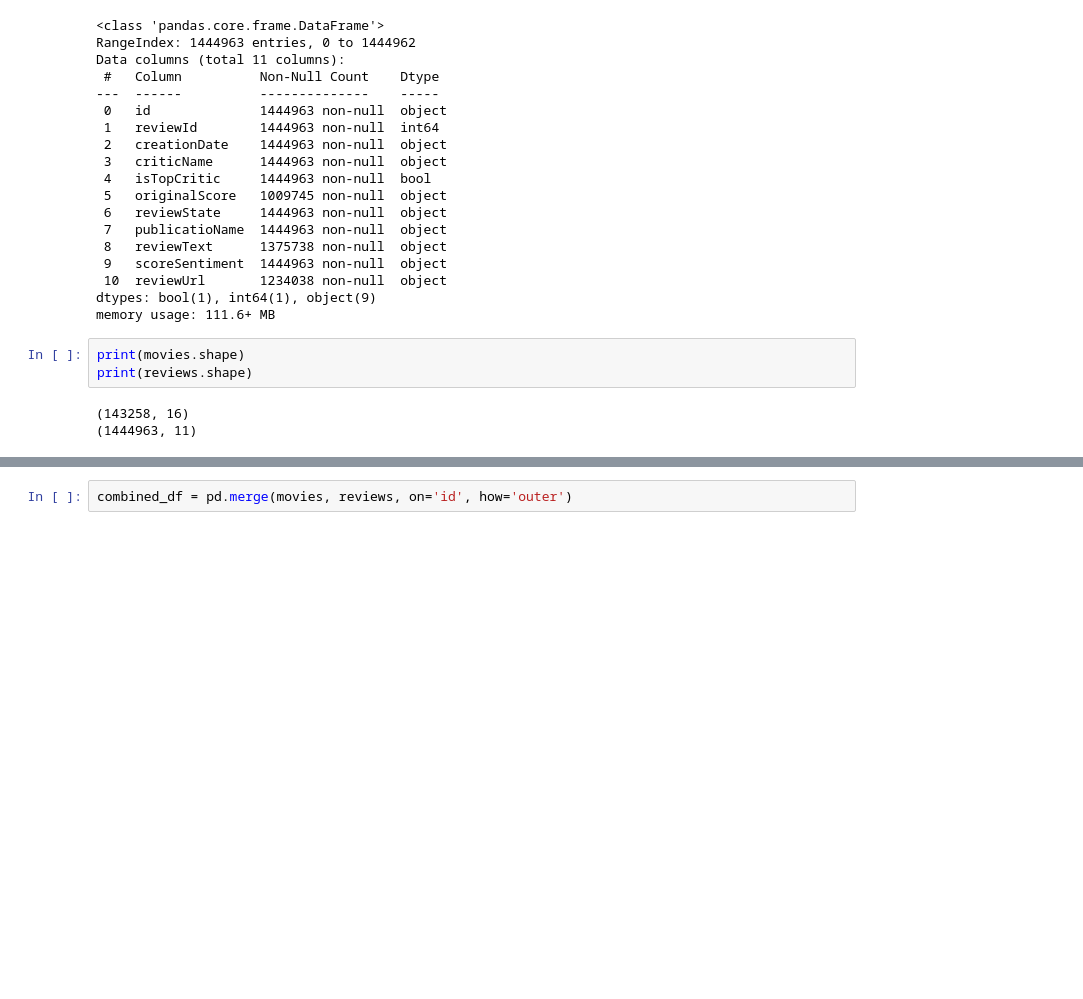
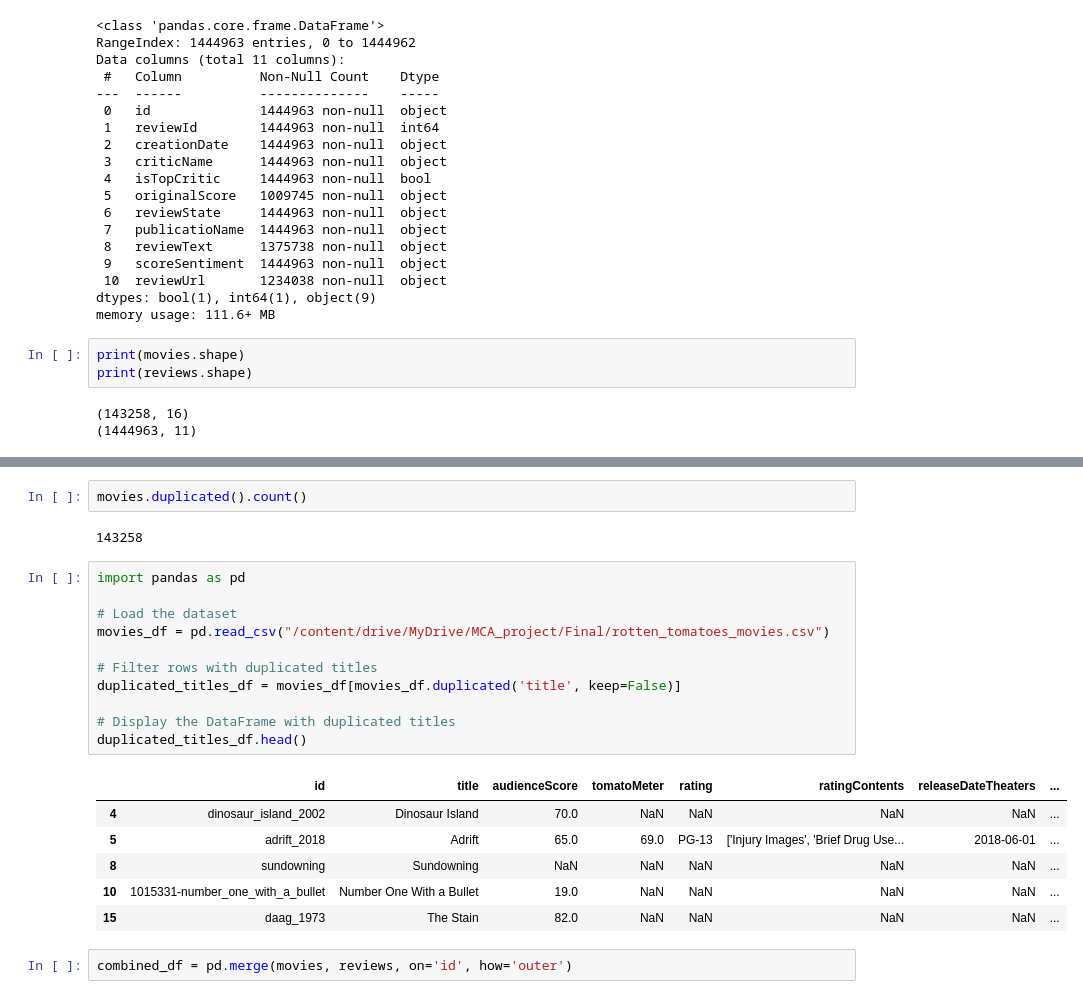
Before and after one commit to Arshapjoy/Movie_Recommendation_System_Project, a Jupyter notebook: notebooks/1_cleaning_preprocessing.ipynb, the cells around one changed output, grey strips where cells are left out. Drawn from its saved outputs; the diff is of its cells as text; blank space fills up the shorter version.

```diff
--- a/notebooks/1_cleaning_preprocessing.ipynb
+++ b/notebooks/1_cleaning_preprocessing.ipynb
@@ -75,2 +105,24 @@ print(reviews.shape)
+# %%
+movies.duplicated().count()
+# %% [output]
+143258
+# %%
+import pandas as pd
+
+# Load the dataset
+movies_df = pd.read_csv("/content/drive/MyDrive/MCA_project/Final/rotten_tomatoes_movies.csv")
+
+# Filter rows with duplicated titles
+duplicated_titles_df = movies_df[movies_df.duplicated('title', keep=False)]
+
+# Display the DataFrame with duplicated titles
+duplicated_titles_df.head()
+# %% [output]
+|  | id | title | audienceScore | tomatoMeter | rating | ratingContents | releaseDateTheaters | ... |
+| 4 | dinosaur_island_2002 | Dinosaur Island | 70.0 | NaN | NaN | NaN | NaN | ... |
+| 5 | adrift_2018 | Adrift | 65.0 | 69.0 | PG-13 | ['Injury Images', 'Brief Drug Use... | 2018-06-01 | ... |
+| 8 | sundowning | Sundowning | NaN | NaN | NaN | NaN | NaN | ... |
+| 10 | 1015331-number_one_with_a_bullet | Number One With a Bullet | 19.0 | NaN | NaN | NaN | NaN | ... |
+| 15 | daag_1973 | The Stain | 82.0 | NaN | NaN | NaN | NaN | ... |
 # %%
 combined_df = pd.merge(movies, reviews, on='id', how='outer')
```
Also changed, not shown: parts of 9 cells of this notebook.
